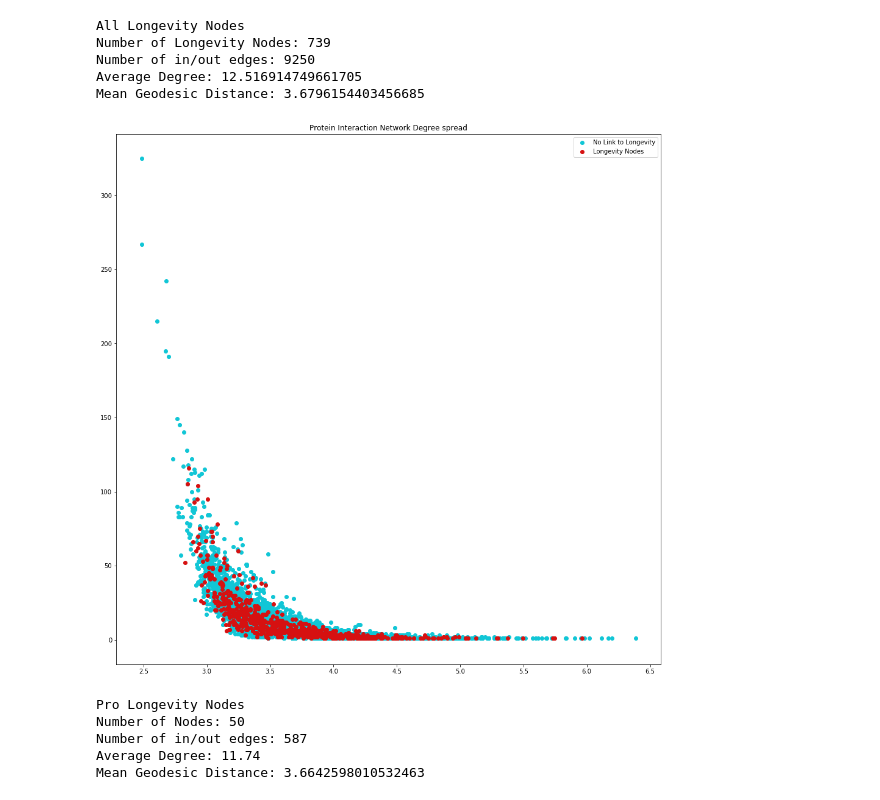
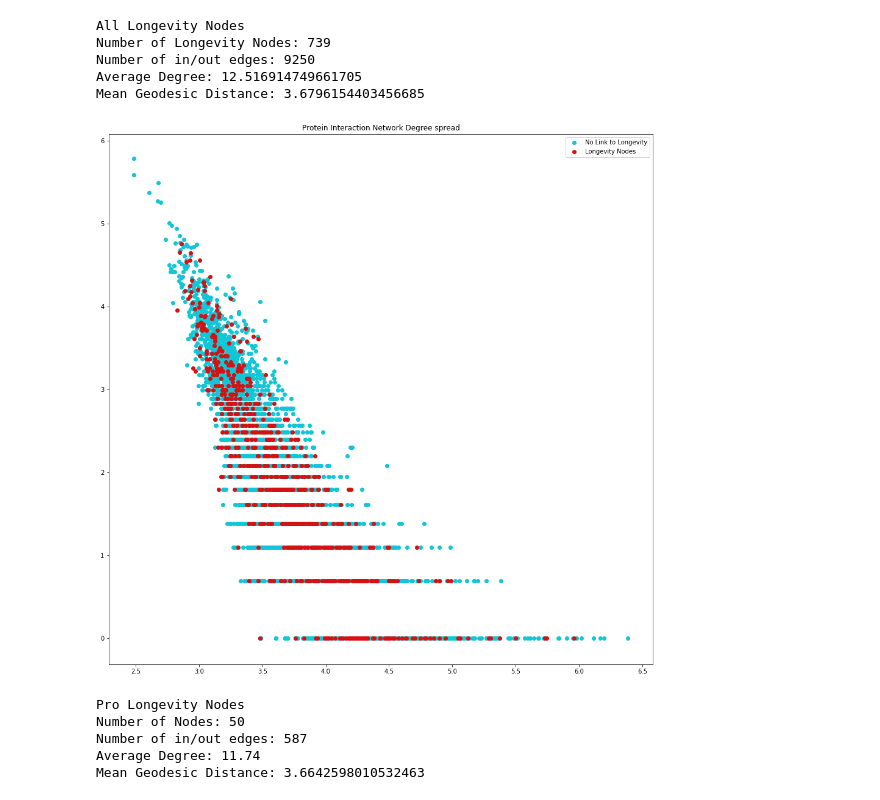
Before and after one commit to JoyMace/HomologousGenes, a Jupyter notebook: Project.ipynb, the cells around one changed output. Saved outputs shown, nothing was run; the diff lists cells and outputs as text; code cells hidden in the pictures.

```diff
--- a/Project.ipynb
+++ b/Project.ipynb
@@ -217,17 +219,17 @@ Mean Geodesic Distance: 3.6796154403456685
 # %%
 fig = plt.figure(figsize=(16,16))
 ax = fig.add_subplot(111)
 ax.set_title('Protein Interaction Network Degree spread')
 ax.scatter([single_source(G_main, n) for n in non_longevity_nodes],
-           [G_main.degree(n) for n in non_longevity_nodes],
+           [np.log(G_main.degree(n)) for n in non_longevity_nodes],
             color='#11c6d6', label='No Link to Longevity')
 ax.scatter([single_source(G_main, n) for n in overall_longevity_nodes],
-           [G_main.degree(n) for n in overall_longevity_nodes],
+           [np.log(G_main.degree(n)) for n in overall_longevity_nodes],
             color='#d61111', label='Longevity Nodes')
 ax.legend()
 plt.show()
 # %% [output]
-[figure, old version]
+[figure, new version]
 # %%
 def get_stats(G, color):
     longevity_nodes = [n for n in G.nodes if G_main.nodes[n]['color'] == color]
```
Also changed, not shown: parts of 4 cells of this notebook.
